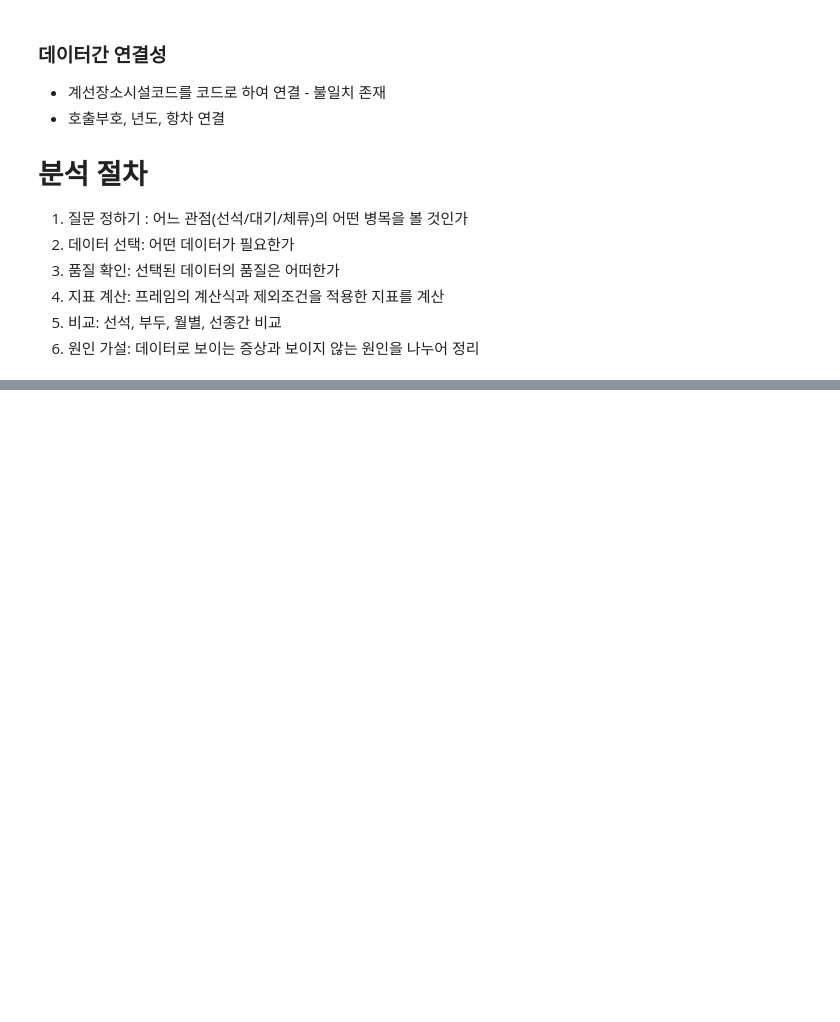
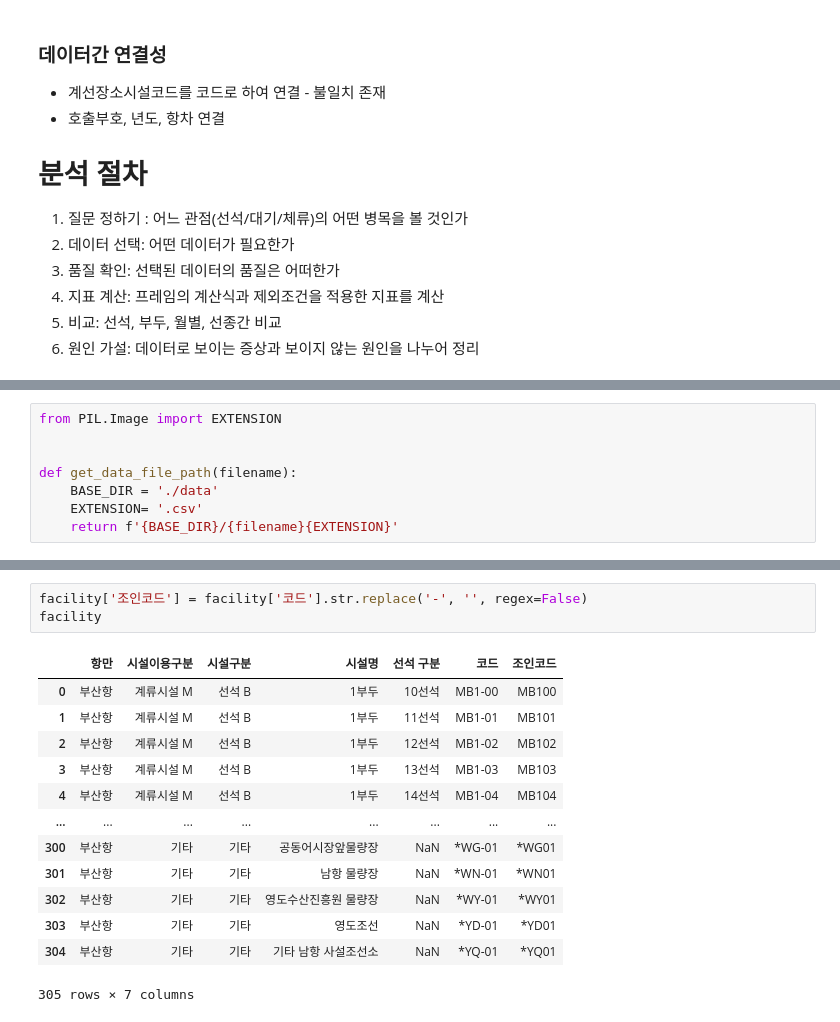
Before and after one commit to dorothy1088/smartport, a Jupyter notebook: bottle_neck.ipynb, the cells around one changed output, grey strips where cells are left out. Saved outputs shown, nothing was run; the diff lists cells and outputs as text; blank space fills up the shorter version.

```diff
--- a/bottle_neck.ipynb
+++ b/bottle_neck.ipynb
@@ -74,0 +105,8 @@
+# %%
+from PIL.Image import EXTENSION
+
+
+def get_data_file_path(filename):
+    BASE_DIR = './data'
+    EXTENSION= '.csv'
+    return f'{BASE_DIR}/{filename}{EXTENSION}'
@@ -74,0 +262,17 @@
+# %%
+facility['조인코드'] = facility['코드'].str.replace('-', '', regex=False)
+facility
+# %% [output]
+|  | 항만 | 시설이용구분 | 시설구분 | 시설명 | 선석 구분 | 코드 | 조인코드 |
+| 0 | 부산항 | 계류시설 M | 선석 B | 1부두 | 10선석 | MB1-00 | MB100 |
+| 1 | 부산항 | 계류시설 M | 선석 B | 1부두 | 11선석 | MB1-01 | MB101 |
+| 2 | 부산항 | 계류시설 M | 선석 B | 1부두 | 12선석 | MB1-02 | MB102 |
+| 3 | 부산항 | 계류시설 M | 선석 B | 1부두 | 13선석 | MB1-03 | MB103 |
+| 4 | 부산항 | 계류시설 M | 선석 B | 1부두 | 14선석 | MB1-04 | MB104 |
+| ... | ... | ... | ... | ... | ... | ... | ... |
+| 300 | 부산항 | 기타 | 기타 | 공동어시장앞물량장 | NaN | *WG-01 | *WG01 |
+| 301 | 부산항 | 기타 | 기타 | 남항 물량장 | NaN | *WN-01 | *WN01 |
+| 302 | 부산항 | 기타 | 기타 | 영도수산진흥원 물량장 | NaN | *WY-01 | *WY01 |
+| 303 | 부산항 | 기타 | 기타 | 영도조선 | NaN | *YD-01 | *YD01 |
+| 304 | 부산항 | 기타 | 기타 | 기타 남항 사설조선소 | NaN | *YQ-01 | *YQ01 |
+305 rows × 7 columns
```
Also changed, not shown: parts of 31 cells of this notebook, 2 other files.
